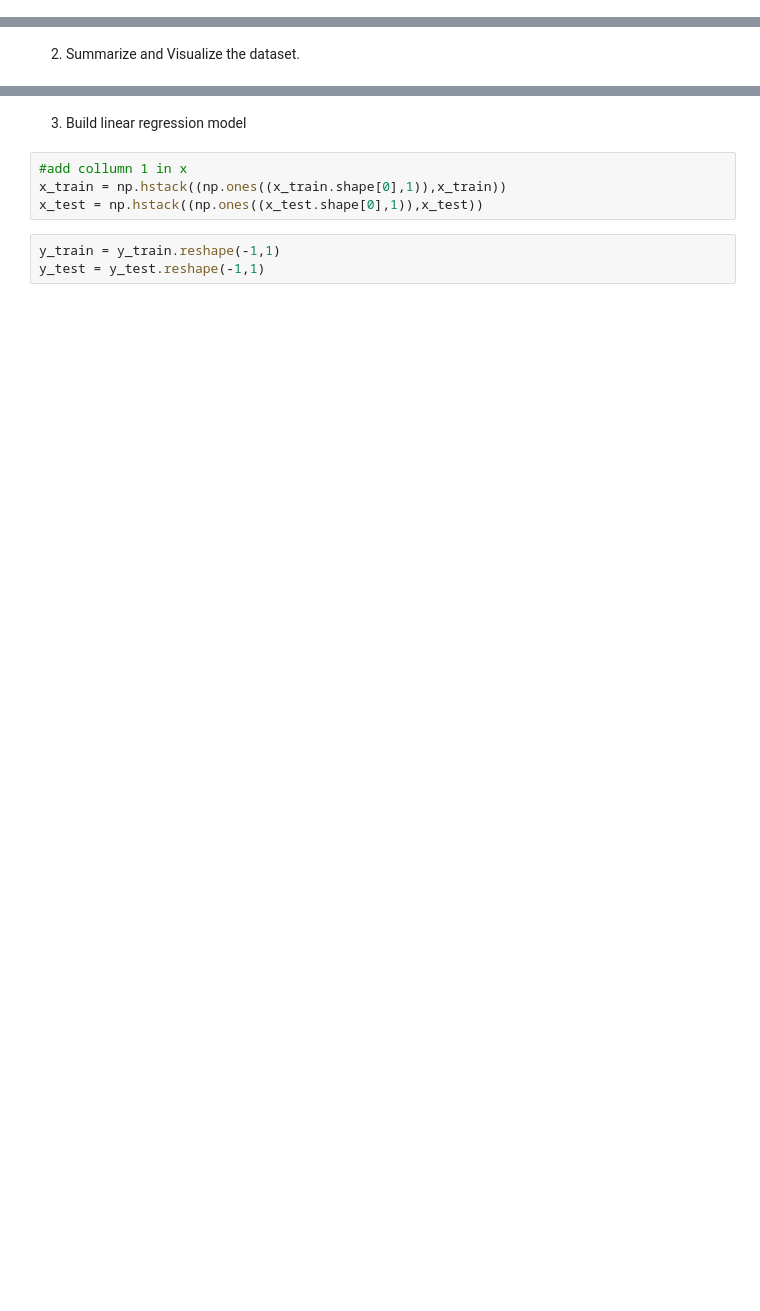
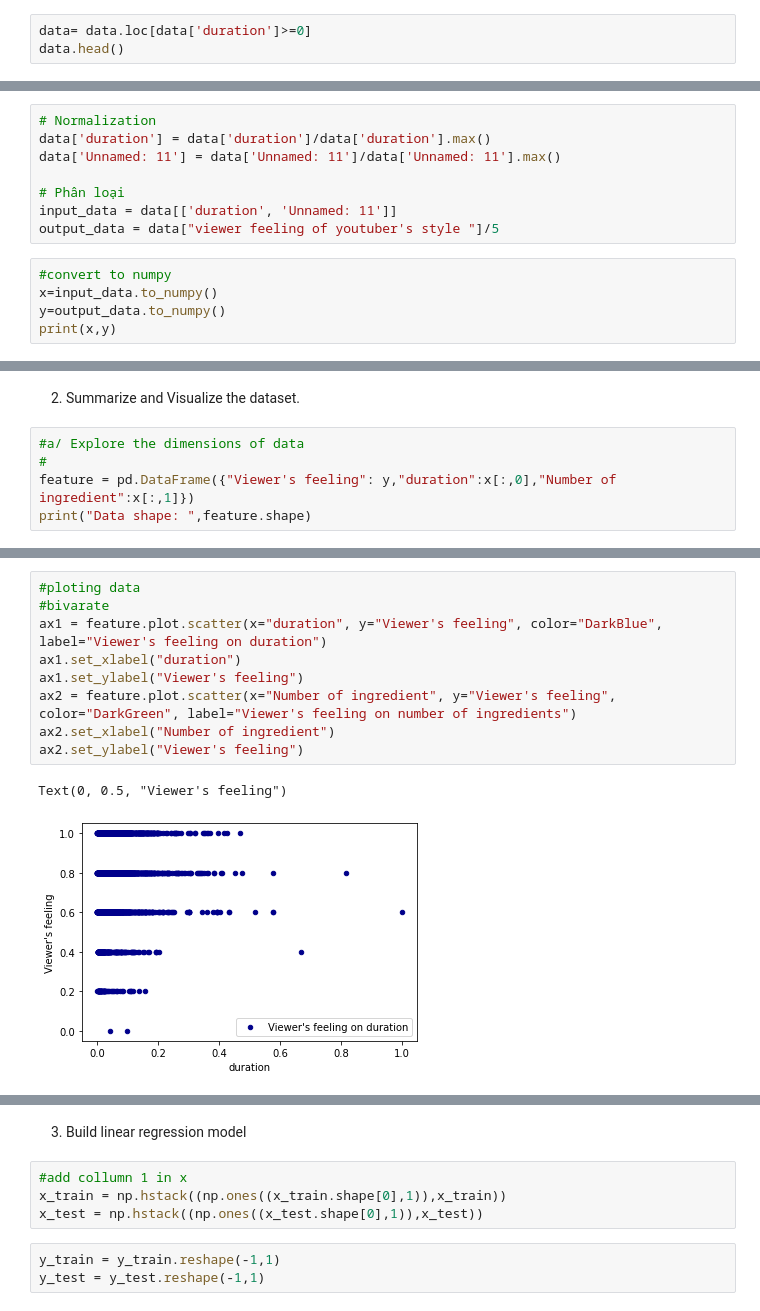
Before and after one commit to nghiavuPrac/AIL_Assignment, a Jupyter notebook: Assignment_1/predict_viewerFeeling.ipynb, the cells around one changed output, grey strips where cells are left out. Drawn from its saved outputs; the diff is of its cells as text; blank space fills up the shorter version.

```diff
--- a/Assignment_1/predict_viewerFeeling.ipynb
+++ b/Assignment_1/predict_viewerFeeling.ipynb
@@ -129,0 +119,3 @@ scaled = scaler.fit_transform(data)
+# %%
+data= data.loc[data['duration']>=0]
+data.head()
@@ -129,0 +129,13 @@ scaled = scaler.fit_transform(data)
+# %%
+# Normalization
+data['duration'] = data['duration']/data['duration'].max()
+data['Unnamed: 11'] = data['Unnamed: 11']/data['Unnamed: 11'].max()
+
+# Phân loại
+input_data = data[['duration', 'Unnamed: 11']]
+output_data = data["viewer feeling of youtuber's style "]/5
+# %%
+#convert to numpy
+x=input_data.to_numpy()
+y=output_data.to_numpy()
+print(x,y)
@@ -136,2 +162,7 @@ x_train,x_test,y_train,y_test = train_test_split(x,y,test_size= 0.3,random_state
 # %% [markdown]
 2. Summarize and Visualize the dataset.
+# %%
+#a/ Explore the dimensions of data
+#
+feature = pd.DataFrame({"Viewer's feeling": y,"duration":x[:,0],"Number of ingredient":x[:,1]})
+print("Data shape: ",feature.shape)
@@ -137,0 +207,12 @@ x_train,x_test,y_train,y_test = train_test_split(x,y,test_size= 0.3,random_state
+# %%
+#ploting data
+#bivarate
+ax1 = feature.plot.scatter(x="duration", y="Viewer's feeling", color="DarkBlue", label="Viewer's feeling on duration")
+ax1.set_xlabel("duration")
+ax1.set_ylabel("Viewer's feeling")
+ax2 = feature.plot.scatter(x="Number of ingredient", y="Viewer's feeling", color="DarkGreen", label="Viewer's feeling on number of ingredients")
+ax2.set_xlabel("Number of ingredient")
+ax2.set_ylabel("Viewer's feeling")
+# %% [output]
+Text(0, 0.5, "Viewer's feeling")
+[figure, added]
```
Also changed, not shown: parts of 26 cells of this notebook, 1 other file.
